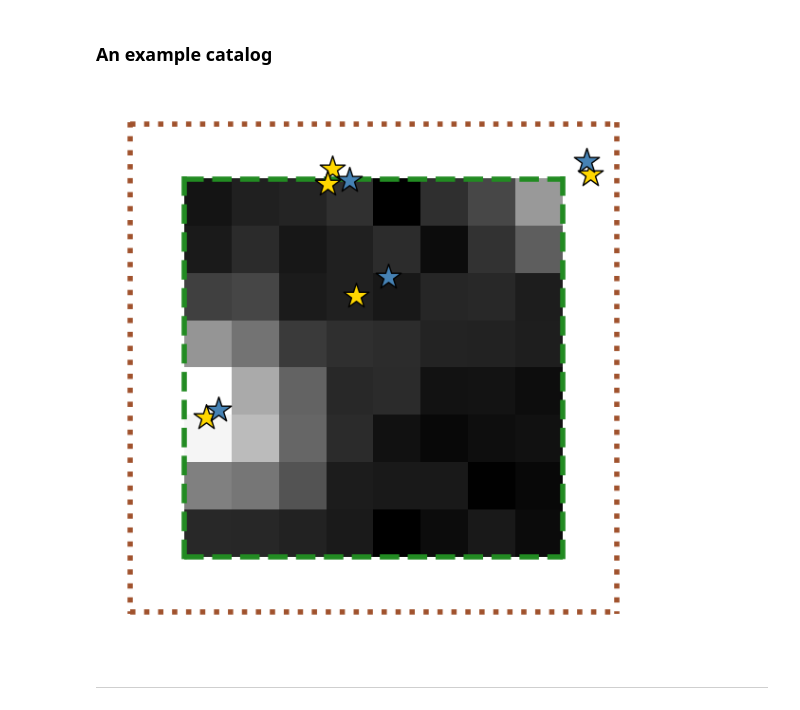
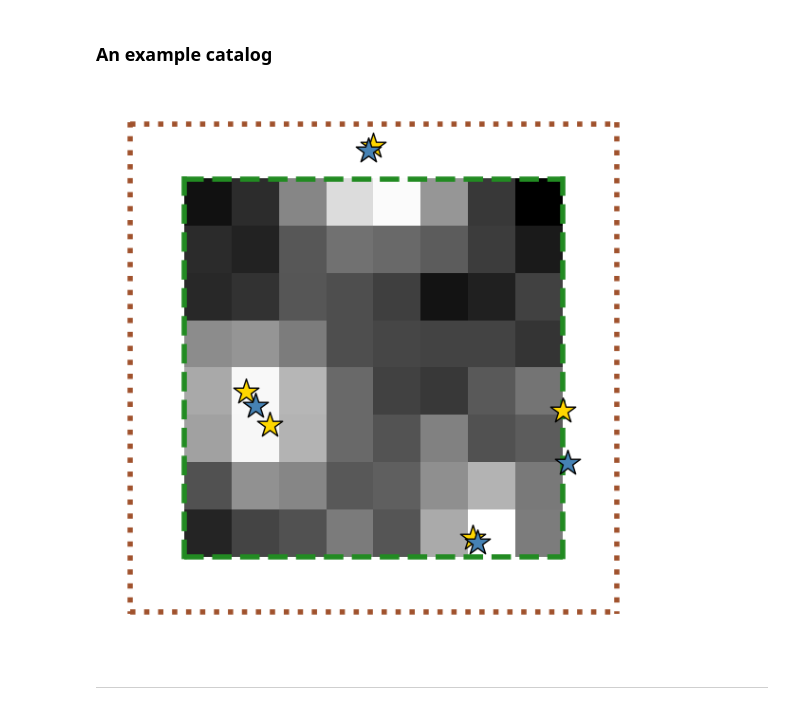
Before and after one commit to timwhite0/smcdet, a Jupyter notebook: experiments/manuscript/m71synthetic_manyimages/results/results.ipynb, the cells around one changed output. Drawn from its saved outputs; the diff is of its cells as text; code cells hidden in the pictures.

Commit message:
Manually construct example catalog diagram for better reproducibility

```diff
--- a/experiments/manuscript/m71synthetic_manyimages/results/results.ipynb
+++ b/experiments/manuscript/m71synthetic_manyimages/results/results.ipynb
@@ -154,50 +200,55 @@ _ = fig.tight_layout()
 # %%
+torch.manual_seed(0)
+
 fig, ax = plt.subplots(1, 1, figsize = (6, 6))
 
-# choose an image with five stars, including at least two in the padded region
-img_idx_mask = unpruned_counts - pruned_counts > 1
-img_idx_mask &= unpruned_counts == 5
+example_true_counts = torch.tensor([5]).view(1, 1, 1)
+example_true_locs = torch.tensor([[4.5,1.3],[5.2,1.8],[-0.7,4.0],[4.9,8.0],[7.6,6.1]]).view(1, 1, 1, 5, 2)
+example_true_fluxes = torch.tensor([7, 7, 20, 5, 11]).view(1, 1, 1, 5)
 
-img_idx = torch.where(img_idx_mask)[0][40]  # manually selected the index
-cat_idx_mask = smc_unpruned_counts[img_idx] == unpruned_counts[img_idx] - 1
+example_image = imagemodel.sample(example_true_locs, example_true_fluxes).squeeze()
+example_true_counts = example_true_counts.squeeze()
+example_true_locs = example_true_locs.squeeze()
+example_true_fluxes = example_true_fluxes.squeeze()
 
-smc_cat_idx = torch.where(cat_idx_mask)[0][18]  # manually selected the index
+example_smc_counts = torch.tensor([4])
+example_smc_locs = torch.tensor([[4.8,1.5],[-0.6,3.9],[6.0,8.1],[7.7,6.2]])
 
-_ = ax.imshow(images[img_idx], cmap = cmap)
+_ = ax.imshow(example_image, cmap = cmap)
 
 _ = ax.spines[['top', 'right', 'bottom', 'left']].set_visible(False)
 _ = ax.set_xticks([])
 _ = ax.set_yticks([])
 
 epsilon_pad = pad + 0.15 # thick lines make padding appear smaller than it is
 
 _ = ax.hlines(y = [0 - epsilon_pad - 0.5, tile_dim + epsilon_pad - 0.5],
               xmin = 0 - epsilon_pad - 0.5, xmax = tile_dim + epsilon_pad - 0.5,
               color = linecolor, linestyles = 'dotted', linewidth = linewidth, zorder = 0)
 _ = ax.vlines(x = [0 - epsilon_pad - 0.5, tile_dim + epsilon_pad - 0.5],
               ymin = 0 - epsilon_pad - 0.5 - 0.05, ymax = tile_dim + epsilon_pad - 0.5 + 0.05,
               color = linecolor, linestyles = 'dotted', linewidth = linewidth, zorder = 0)
 
 _ = ax.hlines(y = [0 - 0.5, tile_dim - 0.5],
               xmin = 0 - 0.5, xmax = tile_dim - 0.5,
               color = linecolor_alt, linestyles = linestyle, linewidth = linewidth, zorder = 0)
 _ = ax.vlines(x = [0 - 0.5, tile_dim - 0.5],
               ymin = 0 - 0.5 - 0.05, ymax = tile_dim - 0.5 + 0.05,
               color = linecolor_alt, linestyles = linestyle, linewidth = linewidth, zorder = 0)
 
-_ = ax.scatter(unpruned_locs[img_idx, :unpruned_counts[img_idx], 1] - 0.5,
-               unpruned_locs[img_idx, :unpruned_counts[img_idx], 0] - 0.5,
+_ = ax.scatter(example_true_locs[:example_true_counts, 1] - 0.5,
+               example_true_locs[:example_true_counts, 0] - 0.5,
                color = 'gold', edgecolors = star_edge, marker = star_marker, s = star_size, zorder = 1)
 
-_ = ax.scatter(smc_unpruned_locs[img_idx, smc_cat_idx, :smc_unpruned_counts[img_idx,smc_cat_idx].int(), 1] - 0.5,
-               smc_unpruned_locs[img_idx, smc_cat_idx, :smc_unpruned_counts[img_idx,smc_cat_idx].int(), 0] - 0.5,
+_ = ax.scatter(example_smc_locs[:example_smc_counts, 1] - 0.5,
+               example_smc_locs[:example_smc_counts, 0] - 0.5,
                color = smc_color, edgecolors = star_edge, marker = star_marker, s = star_size, zorder = 1)
 
 fig.tight_layout()
 
 fig.savefig('figures/m71synth_examplecatalog.png', dpi = 250, transparent = True)
 # %% [output]
-[figure, old version]
+[figure, new version]
 # %% [markdown]
 ---
 # %% [markdown]
```
Also changed, not shown: parts of 11 cells of this notebook.
